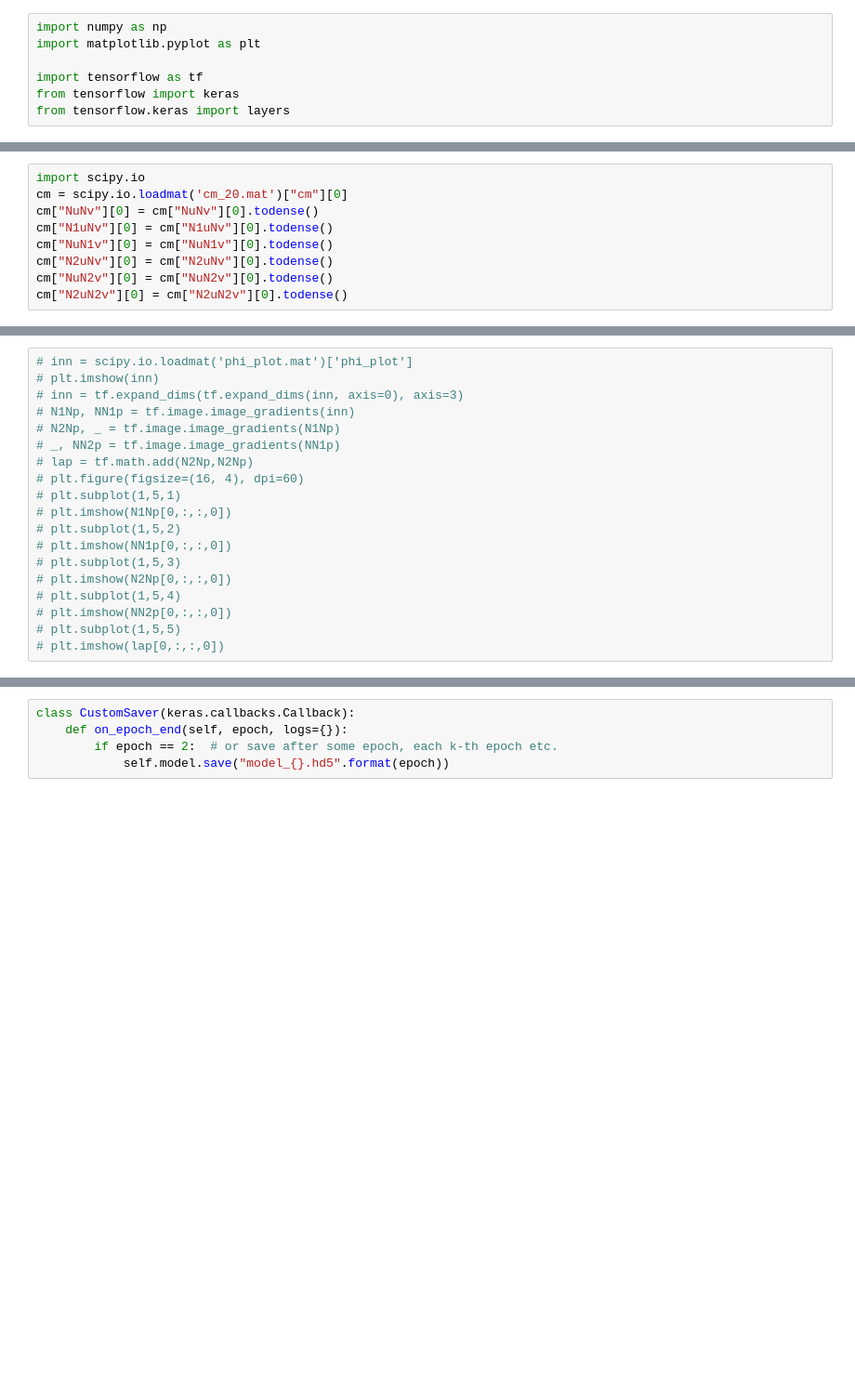
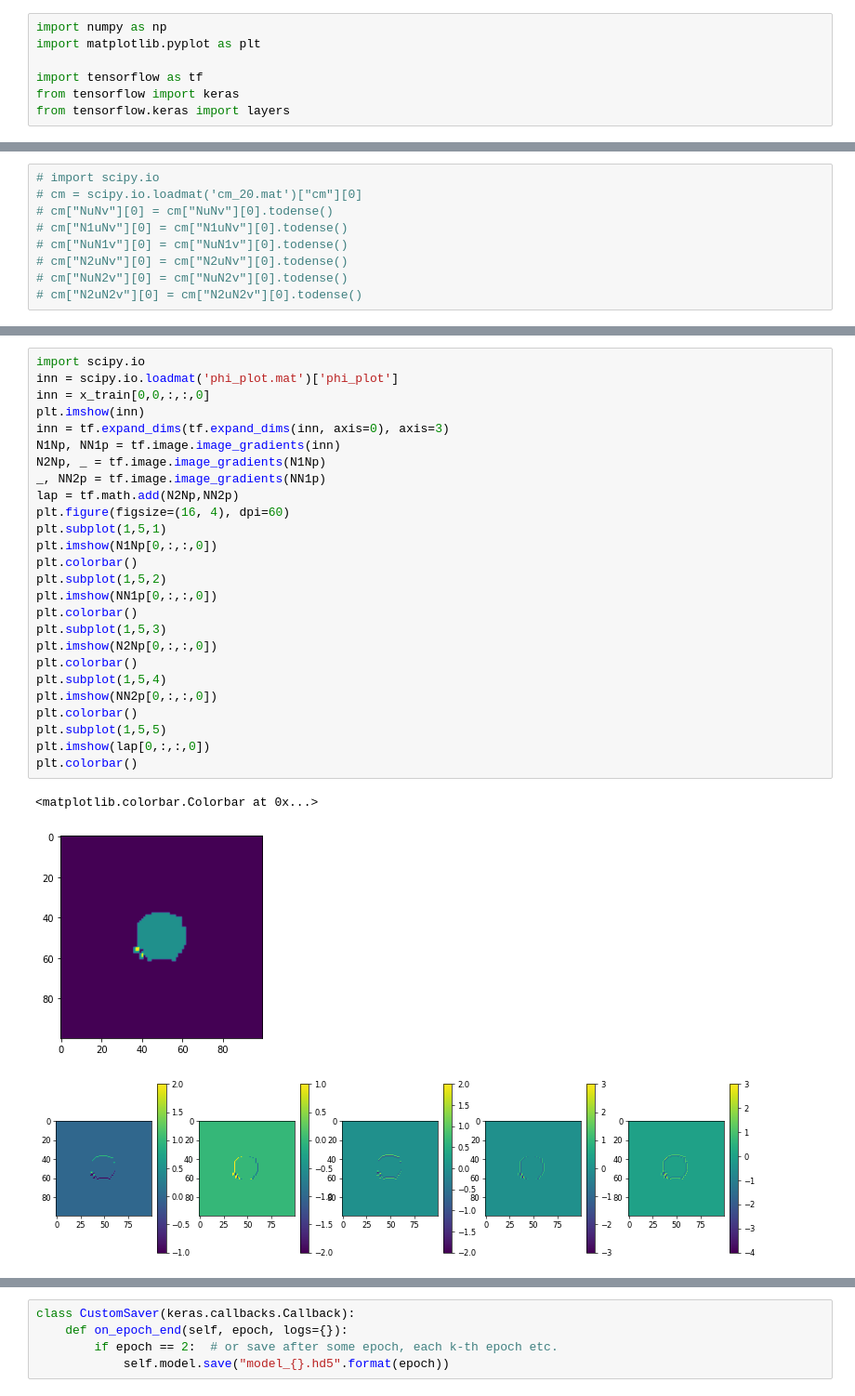
Before and after one commit to kuanrenqian/RecurrentNG, a Jupyter notebook: tensorflow_version/NeuronGrowthML_main_test.ipynb, the cells around one changed output, grey strips where cells are left out. Shown at 93% size. Drawn from its saved outputs; the diff is of its cells as text; blank space fills up the shorter version.

```diff
--- a/tensorflow_version/NeuronGrowthML_main_test.ipynb
+++ b/tensorflow_version/NeuronGrowthML_main_test.ipynb
@@ -215,10 +213,10 @@ def sum_filter_python(phi):
 # %%
-import scipy.io
-cm = scipy.io.loadmat('cm_20.mat')["cm"][0]
-cm["NuNv"][0] = cm["NuNv"][0].todense()
-cm["N1uNv"][0] = cm["N1uNv"][0].todense()
-cm["NuN1v"][0] = cm["NuN1v"][0].todense()
-cm["N2uNv"][0] = cm["N2uNv"][0].todense()
-cm["NuN2v"][0] = cm["NuN2v"][0].todense()
-cm["N2uN2v"][0] = cm["N2uN2v"][0].todense()
+# import scipy.io
+# cm = scipy.io.loadmat('cm_20.mat')["cm"][0]
+# cm["NuNv"][0] = cm["NuNv"][0].todense()
+# cm["N1uNv"][0] = cm["N1uNv"][0].todense()
+# cm["NuN1v"][0] = cm["NuN1v"][0].todense()
+# cm["N2uNv"][0] = cm["N2uNv"][0].todense()
+# cm["NuN2v"][0] = cm["NuN2v"][0].todense()
+# cm["N2uN2v"][0] = cm["N2uN2v"][0].todense()
 # %%
@@ -360,21 +356,32 @@ def PINN_loss(cm, inp):
         return residual
     return loss
 # %%
-# inn = scipy.io.loadmat('phi_plot.mat')['phi_plot']
-# plt.imshow(inn)
-# inn = tf.expand_dims(tf.expand_dims(inn, axis=0), axis=3)
-# N1Np, NN1p = tf.image.image_gradients(inn)
-# N2Np, _ = tf.image.image_gradients(N1Np)
-# _, NN2p = tf.image.image_gradients(NN1p)
-# lap = tf.math.add(N2Np,N2Np)
-# plt.figure(figsize=(16, 4), dpi=60)
-# plt.subplot(1,5,1)
-# plt.imshow(N1Np[0,:,:,0])
-# plt.subplot(1,5,2)
-# plt.imshow(NN1p[0,:,:,0])
-# plt.subplot(1,5,3)
-# plt.imshow(N2Np[0,:,:,0])
-# plt.subplot(1,5,4)
-# plt.imshow(NN2p[0,:,:,0])
-# plt.subplot(1,5,5)
-# plt.imshow(lap[0,:,:,0])
+import scipy.io
+inn = scipy.io.loadmat('phi_plot.mat')['phi_plot']
+inn = x_train[0,0,:,:,0]
+plt.imshow(inn)
+inn = tf.expand_dims(tf.expand_dims(inn, axis=0), axis=3)
+N1Np, NN1p = tf.image.image_gradients(inn)
+N2Np, _ = tf.image.image_gradients(N1Np)
+_, NN2p = tf.image.image_gradients(NN1p)
+lap = tf.math.add(N2Np,NN2p)
+plt.figure(figsize=(16, 4), dpi=60)
+plt.subplot(1,5,1)
+plt.imshow(N1Np[0,:,:,0])
+plt.colorbar()
+plt.subplot(1,5,2)
+plt.imshow(NN1p[0,:,:,0])
+plt.colorbar()
+plt.subplot(1,5,3)
+plt.imshow(N2Np[0,:,:,0])
+plt.colorbar()
+plt.subplot(1,5,4)
+plt.imshow(NN2p[0,:,:,0])
+plt.colorbar()
+plt.subplot(1,5,5)
+plt.imshow(lap[0,:,:,0])
+plt.colorbar()
+# %% [output]
+<matplotlib.colorbar.Colorbar at 0x...>
+[figure, added]
+[figure, added]
```
Also changed, not shown: parts of 18 cells of this notebook, 4 other files.
